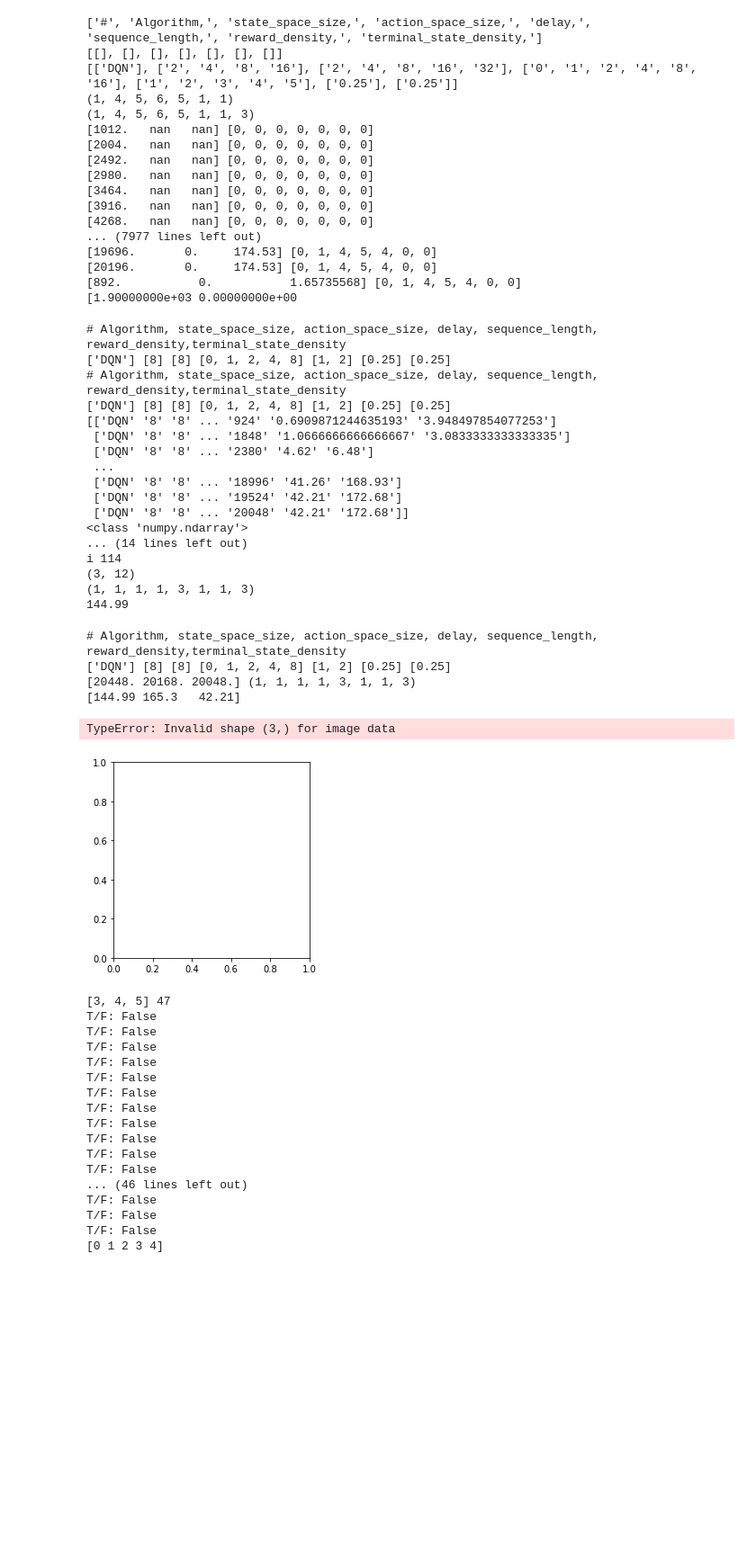
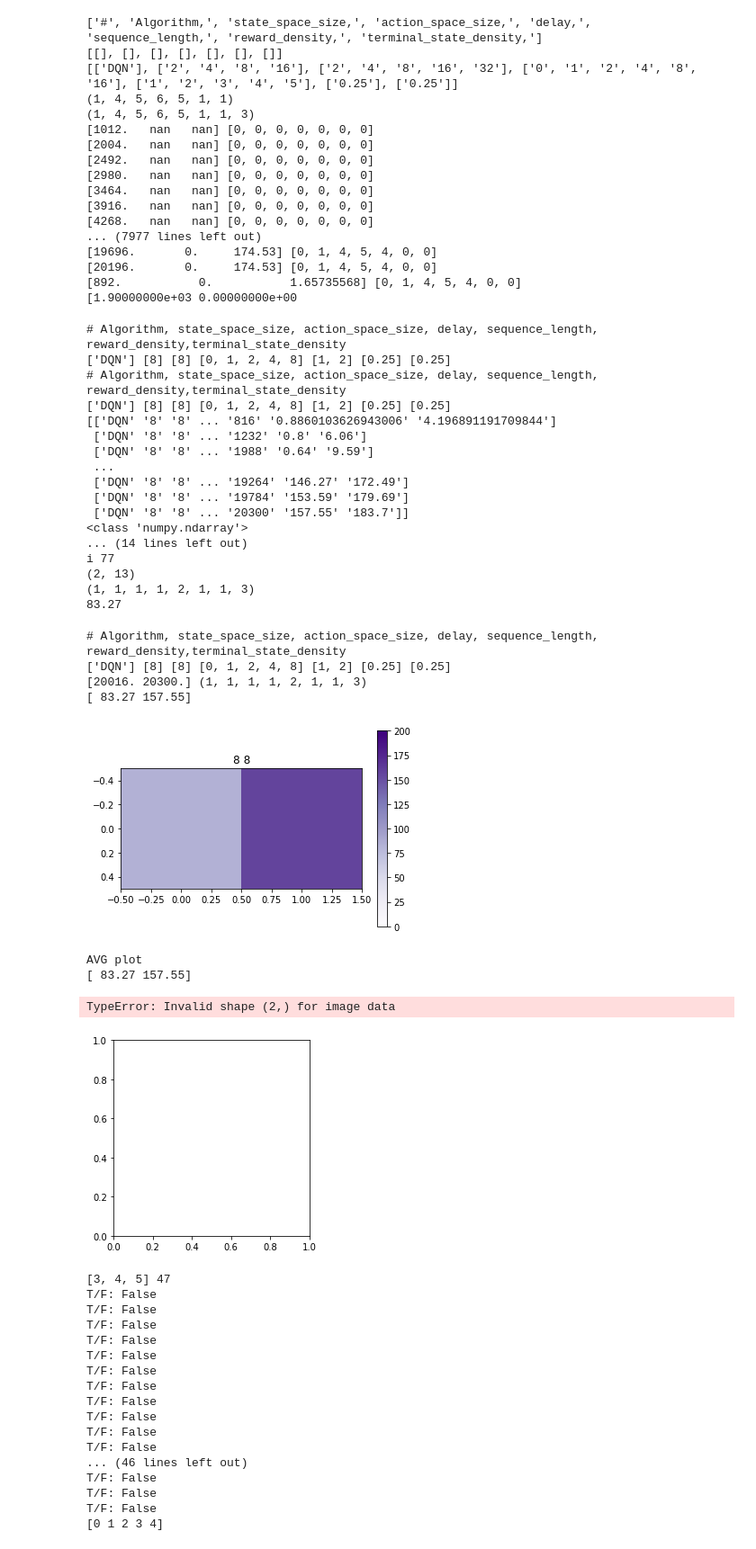
Before and after one commit to automl/mdp-playground, a Jupyter notebook: run_experiments.ipynb, the cells around one changed output. Shown at 90% size. Drawn from its saved outputs; the diff is of its cells as text; code cells hidden in the pictures; blank space fills up the shorter version.

```diff
--- a/run_experiments.ipynb
+++ b/run_experiments.ipynb
@@ -437,7 +437,7 @@ print(terminal_state_densities)
 # %%
 #dir_name = '/home/rajanr/Backup/rl_toy'
 dir_name = '/home/rajanr/custom-gym-env' #run
-stats_file = dir_name + '/' + 'lap_13.csv' #Name of file to which benchmark stats were written
+stats_file = dir_name + '/' + 'lap_20.csv' #Name of file to which benchmark stats were written
 # stats_file = dir_name + '/' + 'rl_stats_temp_seeded_8.csv' #Name of file to which benchmark stats were written
 # stats_file = dir_name + '/' + '11.csv' #Name of file to which benchmark stats were written
 # rl_stats_temp_initial.csv has initial working run: All dynamics functions were randomly generated with diff. seeds
@@ -456,7 +456,9 @@ stats_file = dir_name + '/' + 'lap_13.csv' #Name of file to which benchmark stat
 # lap_4, lap_5, lap_6 have OHE
 # lap_7, 8, 9, 10 have runs with diff. NN sizes - 12 configs with fixed del, seq_len of 0, 1
 # lap_11, 12, 13 have fcnet_activation search - 3 configs and rest old "default" settings
-
+# lap_14, 15, 16 have learning_starts and target_net_upd_freqs - 5 x 3 = 15 configs;
+# lap_17, 18, 19 have double dqn tests - 2 configs
+# lap_20 (3x3 configs) same as 16 but changed target_net_upd_freq grid based on the results that higher value of 800 seemed much better for 14,15,16, also removed 1st and last values of learning_starts as it didn't seem to have much of an effect
 # Others are in /home/rajanr/Backup/rl_toy files
 
 state_space_sizes = [8]#, 10, 12, 14] # [2**i for i in range(1,6)]
@@ -503,7 +505,7 @@ print(final_vals.shape)
 # print(final_vals[-20:, :])
 metrics_ = final_vals[:, -3:]
 # print(metrics_)
-num_values_per_hyperparam = (1, 1, 1, 1, 3, 1, 1, 3) #hack
+num_values_per_hyperparam = (1, 1, 1, 3, 3, 1, 1, 3) #hack
 metrics_reshaped = np.reshape(metrics_, num_values_per_hyperparam)
 print(metrics_reshaped.shape)
 # print("metrics_reshaped[:, 0, 0, :, :, :, :, :]", metrics_reshaped[:, 0, 0, :, :, :, :, :].shape, metrics_reshaped[:, 0, 0, :, :, :, :, :])
@@ -519,19 +521,19 @@ print(to_plot_)
 ['DQN'] [8] [8] [0, 1, 2, 4, 8] [1, 2] [0.25] [0.25]
 # Algorithm, state_space_size, action_space_size, delay, sequence_length, reward_density,terminal_state_density
 ['DQN'] [8] [8] [0, 1, 2, 4, 8] [1, 2] [0.25] [0.25]
-[['DQN' '8' '8' ... '924' '0.6909871244635193' '3.948497854077253']
- ['DQN' '8' '8' ... '1848' '1.0666666666666667' '3.0833333333333335']
- ['DQN' '8' '8' ... '2380' '4.62' '6.48']
+[['DQN' '8' '8' ... '816' '0.8860103626943006' '4.196891191709844']
+ ['DQN' '8' '8' ... '1232' '0.8' '6.06']
+ ['DQN' '8' '8' ... '1988' '0.64' '9.59']
  ...
- ['DQN' '8' '8' ... '18996' '41.26' '168.93']
- ['DQN' '8' '8' ... '19524' '42.21' '172.68']
- ['DQN' '8' '8' ... '20048' '42.21' '172.68']]
+ ['DQN' '8' '8' ... '19264' '146.27' '172.49']
+ ['DQN' '8' '8' ... '19784' '153.59' '179.69']
+ ['DQN' '8' '8' ... '20300' '157.55' '183.7']]
 <class 'numpy.ndarray'>
 ... (14 lines left out)
-i 114
-(3, 12)
-(1, 1, 1, 1, 3, 1, 1, 3)
-144.99
+i 77
+(2, 13)
+(1, 1, 1, 1, 2, 1, 1, 3)
+83.27
 # %%
 # fig = plt.figure(figsize=(9*4, 7*5)) #
 
@@ -560,7 +562,7 @@ for i in range(len(state_space_sizes)):
         AVG += to_plot_
         print(to_plot_)
         import matplotlib.pyplot as plt
-        plt.imshow(to_plot_, cmap='Purples', interpolation='none', vmin=0, vmax=200)#, extent=[0, 16, 8, 14])
+        plt.imshow(np.atleast_2d(to_plot_), cmap='Purples', interpolation='none', vmin=0, vmax=200)#, extent=[0, 16, 8, 14])
         plt.colorbar()
 #         plt.xscale('log')
 #         plt.yscale('log')
@@ -582,37 +584,40 @@ plt.show()
 AVG = np.squeeze(metrics_reshaped[:, :, :, 0, 0, :, :, 1].copy())
 AVG[:] = 0
 
 for i in range(len(delays)):
     for j in range(len(sequence_lengths)):
         to_plot_ = np.squeeze(metrics_reshaped[:, :, :, i, j, :, :, 1])
         AVG += to_plot_
         print(to_plot_)
         import matplotlib.pyplot as plt
         plt.imshow(to_plot_, cmap='Purples', interpolation='none', vmin=0, vmax=200)#, extent=[0, 16, 8, 14])
         plt.colorbar()
 #         plt.xscale('log')
 #         plt.yscale('log')
         plt.title(str(delays[i]) + ' ' + str(sequence_lengths[j]))
         plt.show()
 
 
 
 print("AVG plot")
 print(AVG)
 import matplotlib.pyplot as plt
 plt.imshow(AVG/16, cmap='Purples', interpolation='none', vmin=0, vmax=200)#, extent=[0, 16, 8, 14])
 plt.colorbar()
 #         plt.xscale('log')
 #         plt.yscale('log')
 plt.title('AVG plot')
 plt.show()
 # %% [output]
 # Algorithm, state_space_size, action_space_size, delay, sequence_length, reward_density,terminal_state_density
 ['DQN'] [8] [8] [0, 1, 2, 4, 8] [1, 2] [0.25] [0.25]
-[20448. 20168. 20048.] (1, 1, 1, 1, 3, 1, 1, 3)
-[144.99 165.3   42.21]
+[20016. 20300.] (1, 1, 1, 1, 2, 1, 1, 3)
+[ 83.27 157.55]
+[figure, new version]
-TypeError: Invalid shape (3,) for image data
+AVG plot
+[ 83.27 157.55]
-[figure, old version]
+TypeError: Invalid shape (2,) for image data
+[figure, added]
 # %%
 #####INCOMPLETE
 # 2-D heatmaps
```
Also changed, not shown: 1 other file.
